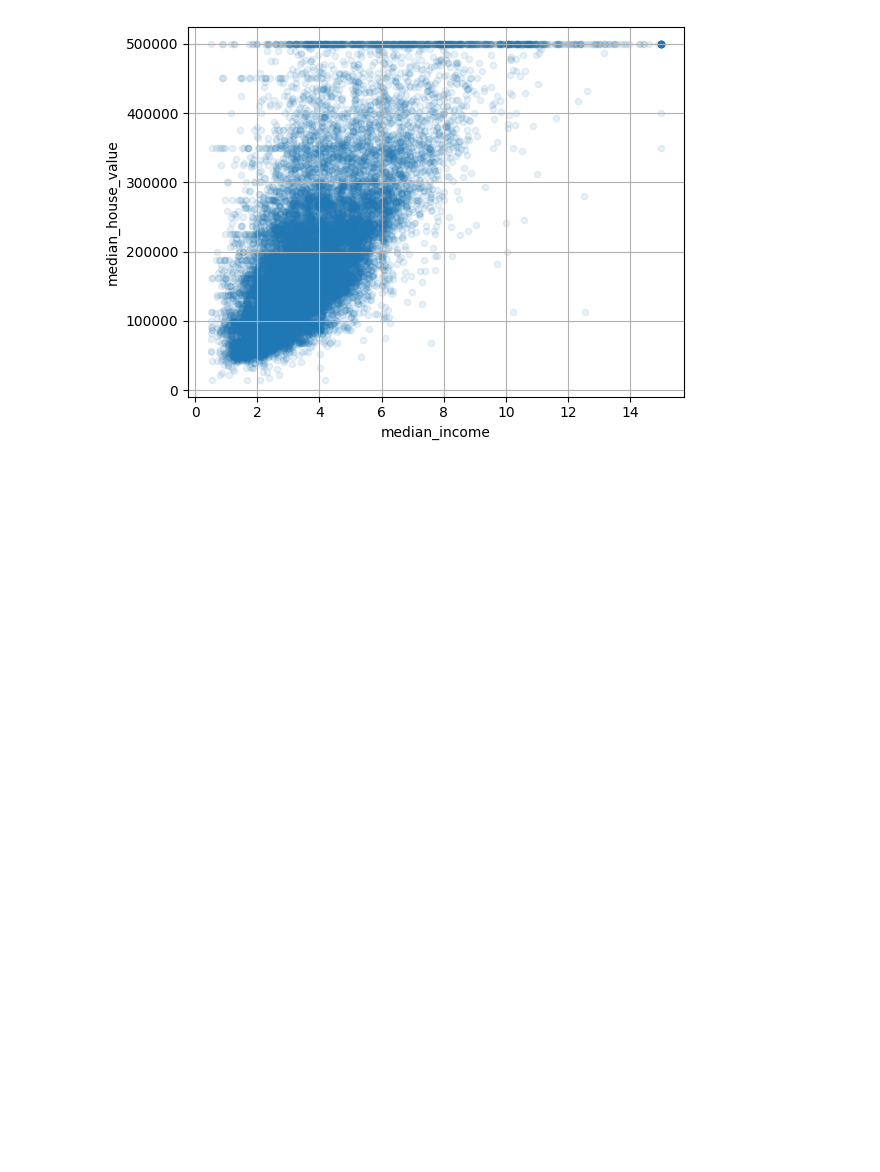
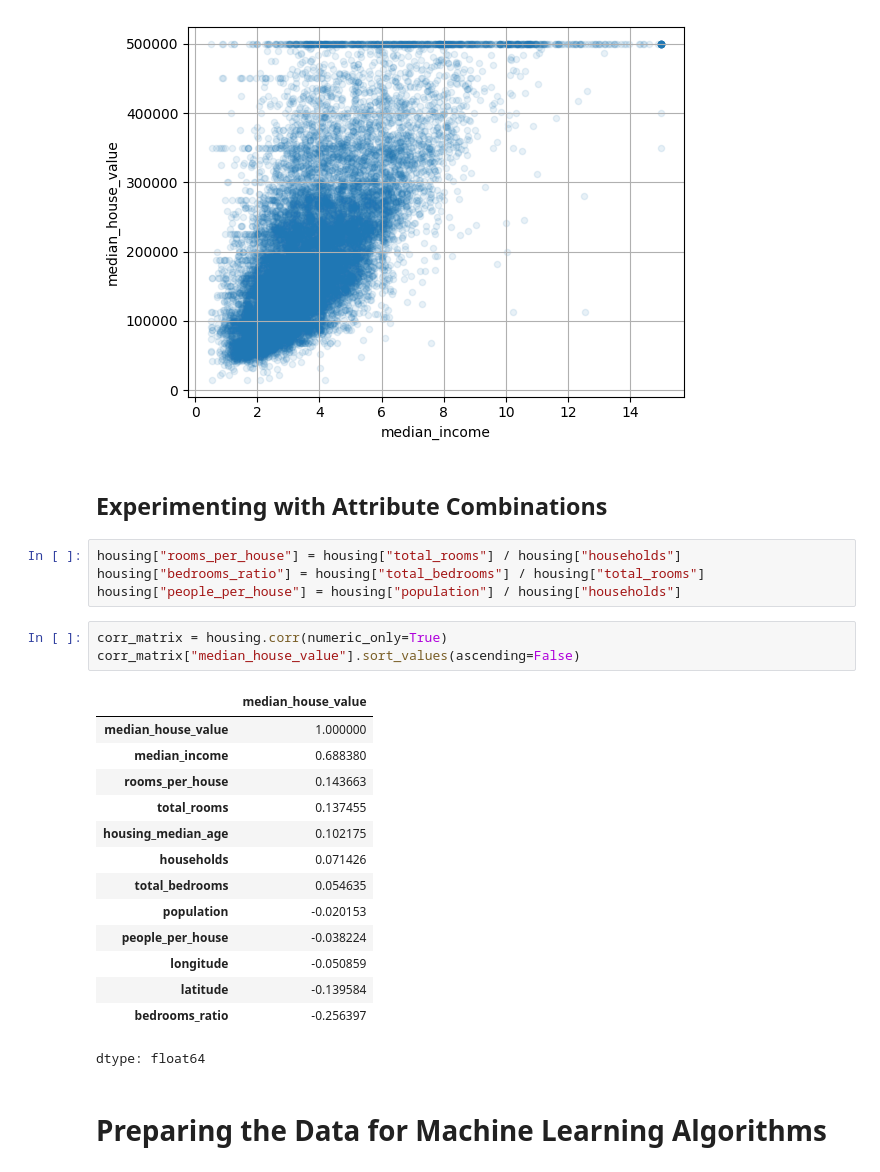
Before and after one commit to Ro25v04/Hands-on-ml-portfolio, a Jupyter notebook: 01_regression/end_to_end_regression.ipynb, the cells around one changed output. Saved outputs shown, nothing was run; the diff lists cells and outputs as text; blank space fills up the shorter version.

Commit message:
Combining features or attributes from the dataset

```diff
--- a/01_regression/end_to_end_regression.ipynb
+++ b/01_regression/end_to_end_regression.ipynb
@@ -250,3 +250,29 @@ housing.plot(kind="scatter", x="median_income", y="median_house_value", alpha=0.
 plt.show()
 # %% [output]
 [figure]
+# %% [markdown]
+## Experimenting with Attribute Combinations
+# %%
+housing["rooms_per_house"] = housing["total_rooms"] / housing["households"]
+housing["bedrooms_ratio"] = housing["total_bedrooms"] / housing["total_rooms"]
+housing["people_per_house"] = housing["population"] / housing["households"]
+# %%
+corr_matrix = housing.corr(numeric_only=True)
+corr_matrix["median_house_value"].sort_values(ascending=False)
+# %% [output]
+|  | median_house_value |
+| median_house_value | 1.000000 |
+| median_income | 0.688380 |
+| rooms_per_house | 0.143663 |
+| total_rooms | 0.137455 |
+| housing_median_age | 0.102175 |
+| households | 0.071426 |
+| total_bedrooms | 0.054635 |
+| population | -0.020153 |
+| people_per_house | -0.038224 |
+| longitude | -0.050859 |
+| latitude | -0.139584 |
+| bedrooms_ratio | -0.256397 |
+dtype: float64
+# %% [markdown]
+# Preparing the Data for Machine Learning Algorithms
```
Also changed, not shown: parts of 1 cell of this notebook.
